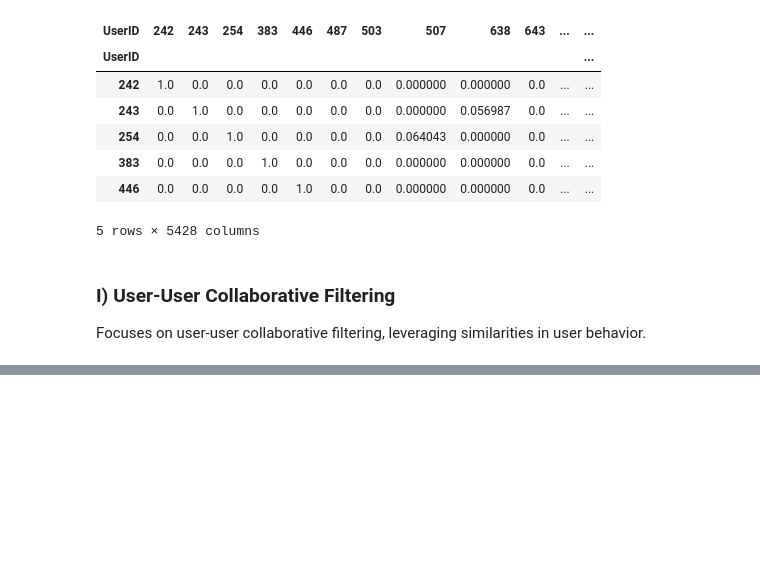
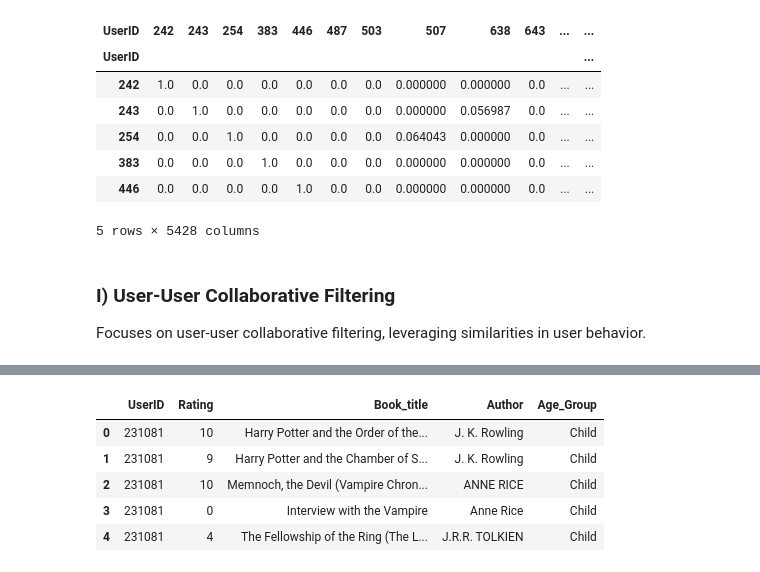
Before and after one commit to aritamichael/Final_Project_4_Moringa, a Jupyter notebook: index.ipynb, the cells around one changed output, grey strips where cells are left out. Drawn from its saved outputs; the diff is of its cells as text; code cells hidden in the pictures; blank space fills up the shorter version.

```diff
--- a/index.ipynb
+++ b/index.ipynb
@@ -1106,0 +1146,11 @@ Focuses on user-user collaborative filtering, leveraging similarities in user be
+# %%
+user_id=merged_df1['UserID'][50]
+books_recommended = get_similar_users(user_id, n=5)
+books_recommended.head()
+# %% [output]
+|  | UserID | Rating | Book_title | Author | Age_Group |
+| 0 | 231081 | 10 | Harry Potter and the Order of the... | J. K. Rowling | Child |
+| 1 | 231081 | 9 | Harry Potter and the Chamber of S... | J. K. Rowling | Child |
+| 2 | 231081 | 10 | Memnoch, the Devil (Vampire Chron... | ANNE RICE | Child |
+| 3 | 231081 | 0 | Interview with the Vampire | Anne Rice | Child |
+| 4 | 231081 | 4 | The Fellowship of the Ring (The L... | J.R.R. TOLKIEN | Child |
```
Also changed, not shown: parts of 2 cells of this notebook.
